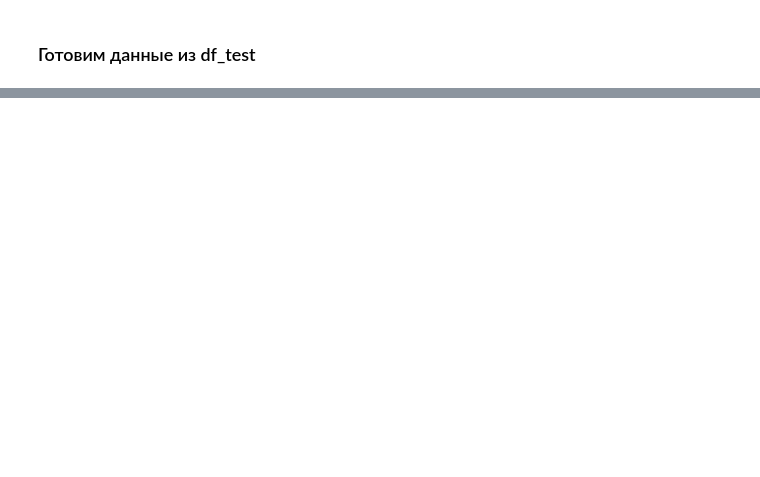
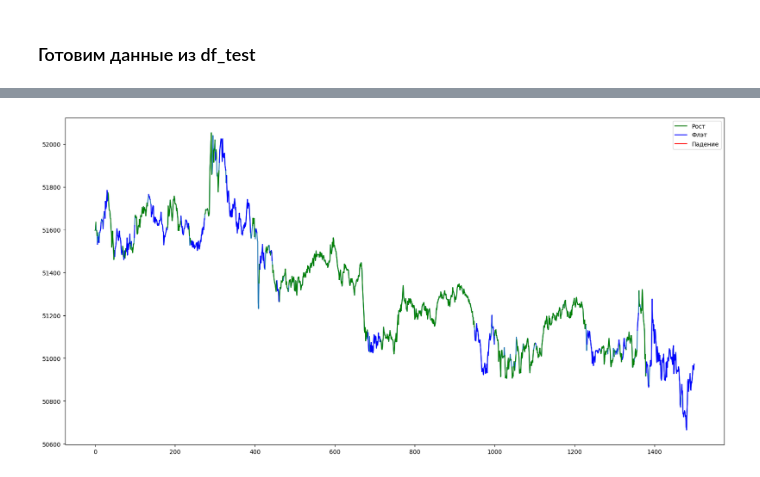
Before and after one commit to Mike030668/Project_glass, a Jupyter notebook: notebooks/train_predtrend_model.ipynb, the cells around one changed output, grey strips where cells are left out. Drawn from its saved outputs; the diff is of its cells as text; code cells hidden in the pictures; blank space fills up the shorter version.

```diff
--- a/notebooks/train_predtrend_model.ipynb
+++ b/notebooks/train_predtrend_model.ipynb
@@ -204,0 +230,6 @@ Detected at node model/tf.__operators__.getitem_4/strided_slice defined at (most
+# %%
+start = 0  # начало фрагмента
+end = TEST_DATASET.shape[0]    # окончание фрагмента
+seg.plot_trend(TEST_DATASET, start, end)
+# %% [output]
+[figure, added]
```
Also changed, not shown: parts of 11 cells of this notebook.
